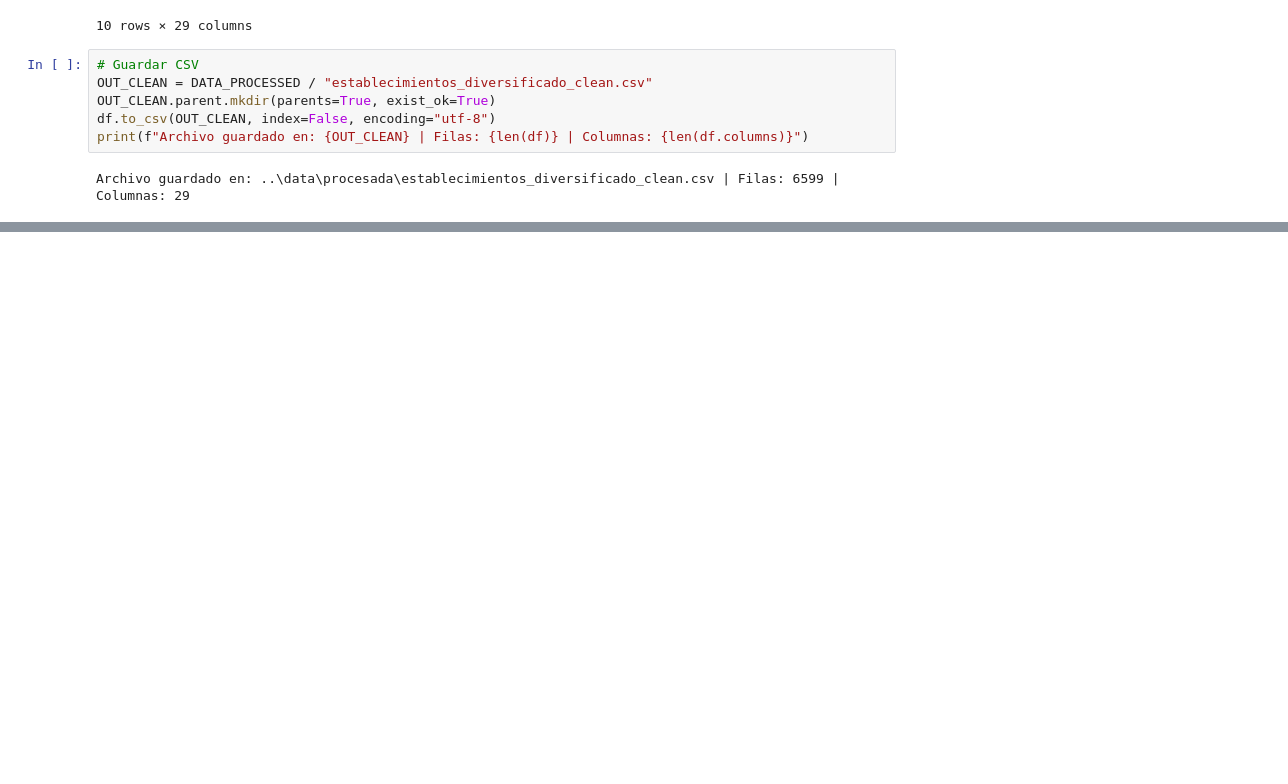
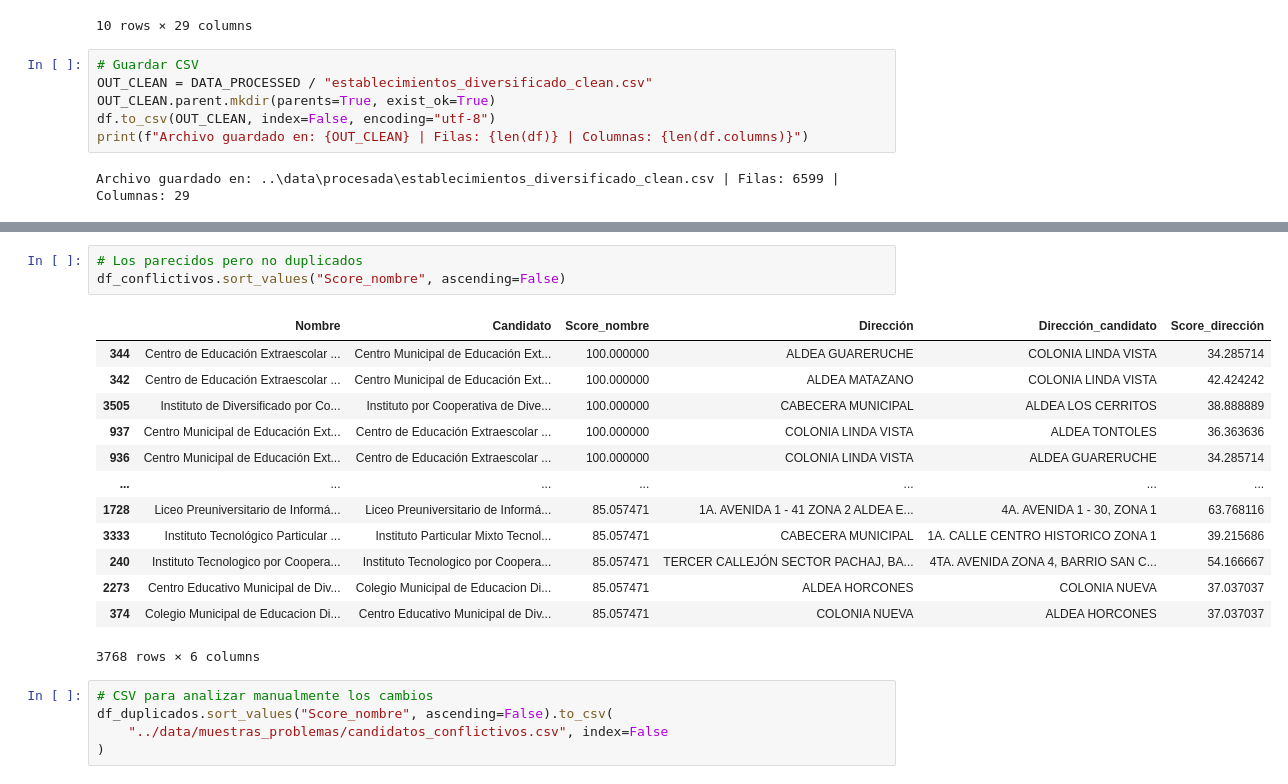
Before and after one commit to EstebanZG999/DtSci_Pry1, a Jupyter notebook: src/cleaning_pipeline.ipynb, the cells around one changed output, grey strips where cells are left out. Saved outputs shown, nothing was run; the diff lists cells and outputs as text; blank space fills up the shorter version.

```diff
--- a/src/cleaning_pipeline.ipynb
+++ b/src/cleaning_pipeline.ipynb
@@ -337,0 +422,22 @@ Archivo guardado en: ..\data\procesada\establecimientos_diversificado_clean.csv
+# %%
+# Los parecidos pero no duplicados
+df_conflictivos.sort_values("Score_nombre", ascending=False)
+# %% [output]
+|  | Nombre | Candidato | Score_nombre | Dirección | Dirección_candidato | Score_dirección |
+| 344 | Centro de Educación Extraescolar ... | Centro Municipal de Educación Ext... | 100.000000 | ALDEA GUARERUCHE | COLONIA LINDA VISTA | 34.285714 |
+| 342 | Centro de Educación Extraescolar ... | Centro Municipal de Educación Ext... | 100.000000 | ALDEA MATAZANO | COLONIA LINDA VISTA | 42.424242 |
+| 3505 | Instituto de Diversificado por Co... | Instituto por Cooperativa de Dive... | 100.000000 | CABECERA MUNICIPAL | ALDEA LOS CERRITOS | 38.888889 |
+| 937 | Centro Municipal de Educación Ext... | Centro de Educación Extraescolar ... | 100.000000 | COLONIA LINDA VISTA | ALDEA TONTOLES | 36.363636 |
+| 936 | Centro Municipal de Educación Ext... | Centro de Educación Extraescolar ... | 100.000000 | COLONIA LINDA VISTA | ALDEA GUARERUCHE | 34.285714 |
+| ... | ... | ... | ... | ... | ... | ... |
+| 1728 | Liceo Preuniversitario de Informá... | Liceo Preuniversitario de Informá... | 85.057471 | 1A. AVENIDA 1 - 41 ZONA 2 ALDEA E... | 4A. AVENIDA 1 - 30, ZONA 1 | 63.768116 |
+| 3333 | Instituto Tecnológico Particular ... | Instituto Particular Mixto Tecnol... | 85.057471 | CABECERA MUNICIPAL | 1A. CALLE CENTRO HISTORICO ZONA 1 | 39.215686 |
+| 240 | Instituto Tecnologico por Coopera... | Instituto Tecnologico por Coopera... | 85.057471 | TERCER CALLEJÓN SECTOR PACHAJ, BA... | 4TA. AVENIDA ZONA 4, BARRIO SAN C... | 54.166667 |
+| 2273 | Centro Educativo Municipal de Div... | Colegio Municipal de Educacion Di... | 85.057471 | ALDEA HORCONES | COLONIA NUEVA | 37.037037 |
+| 374 | Colegio Municipal de Educacion Di... | Centro Educativo Municipal de Div... | 85.057471 | COLONIA NUEVA | ALDEA HORCONES | 37.037037 |
+3768 rows × 6 columns
+# %%
+# CSV para analizar manualmente los cambios
+df_duplicados.sort_values("Score_nombre", ascending=False).to_csv(
+    "../data/muestras_problemas/candidatos_conflictivos.csv", index=False
+)
```
Also changed, not shown: parts of 5 cells of this notebook, 1 other file.
